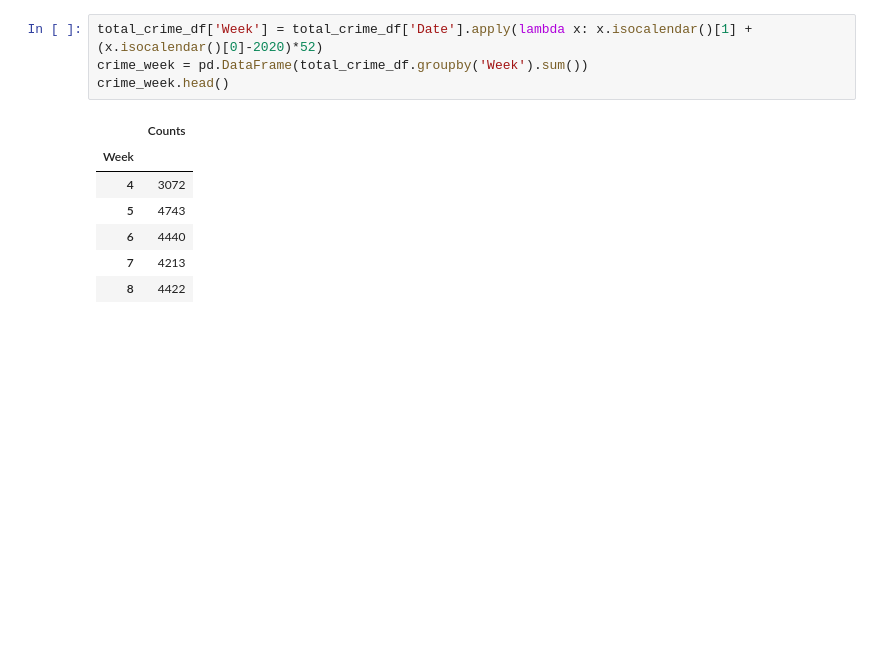
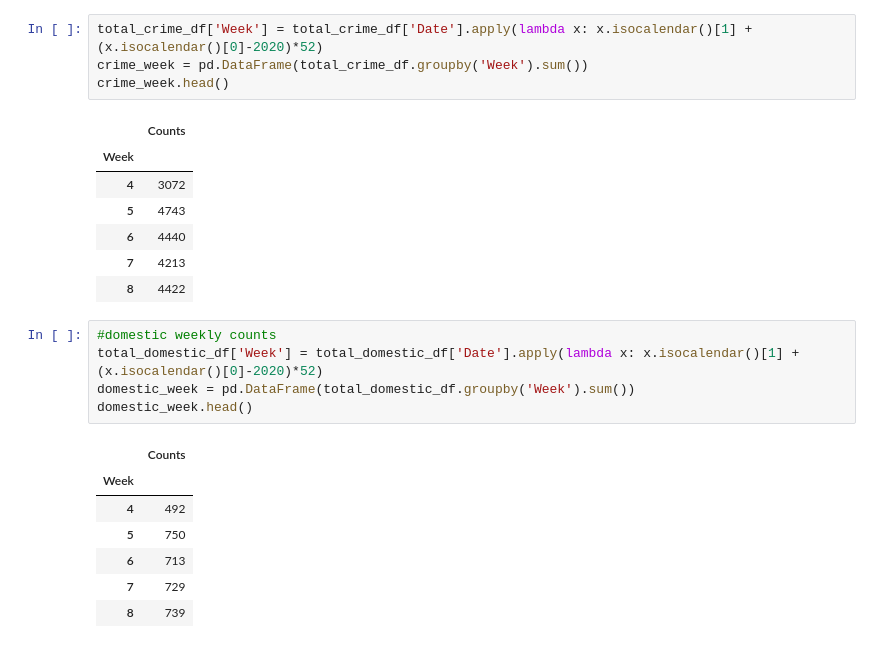
Before and after one commit to rsa153/cc-project1, a Jupyter notebook: DatacleaningAPI/ChicagoCovidAnalysis.ipynb, the cells around one changed output. Cells and saved outputs as stored; diff of their text form; blank space fills up the shorter version.

```diff
--- a/DatacleaningAPI/ChicagoCovidAnalysis.ipynb
+++ b/DatacleaningAPI/ChicagoCovidAnalysis.ipynb
@@ -452,6 +461,19 @@ crime_week.head()
 | 6 | 4440 |
 | 7 | 4213 |
 | 8 | 4422 |
+# %%
+#domestic weekly counts
+total_domestic_df['Week'] = total_domestic_df['Date'].apply(lambda x: x.isocalendar()[1] + (x.isocalendar()[0]-2020)*52)
+domestic_week = pd.DataFrame(total_domestic_df.groupby('Week').sum())
+domestic_week.head()
+# %% [output]
+|  | Counts |
+| Week |  |
+| 4 | 492 |
+| 5 | 750 |
+| 6 | 713 |
+| 7 | 729 |
+| 8 | 739 |
 # %%
 #Plotly with weekly covid and crime data
 fig = go.Figure()
```
Also changed, not shown: parts of 2 cells of this notebook.
